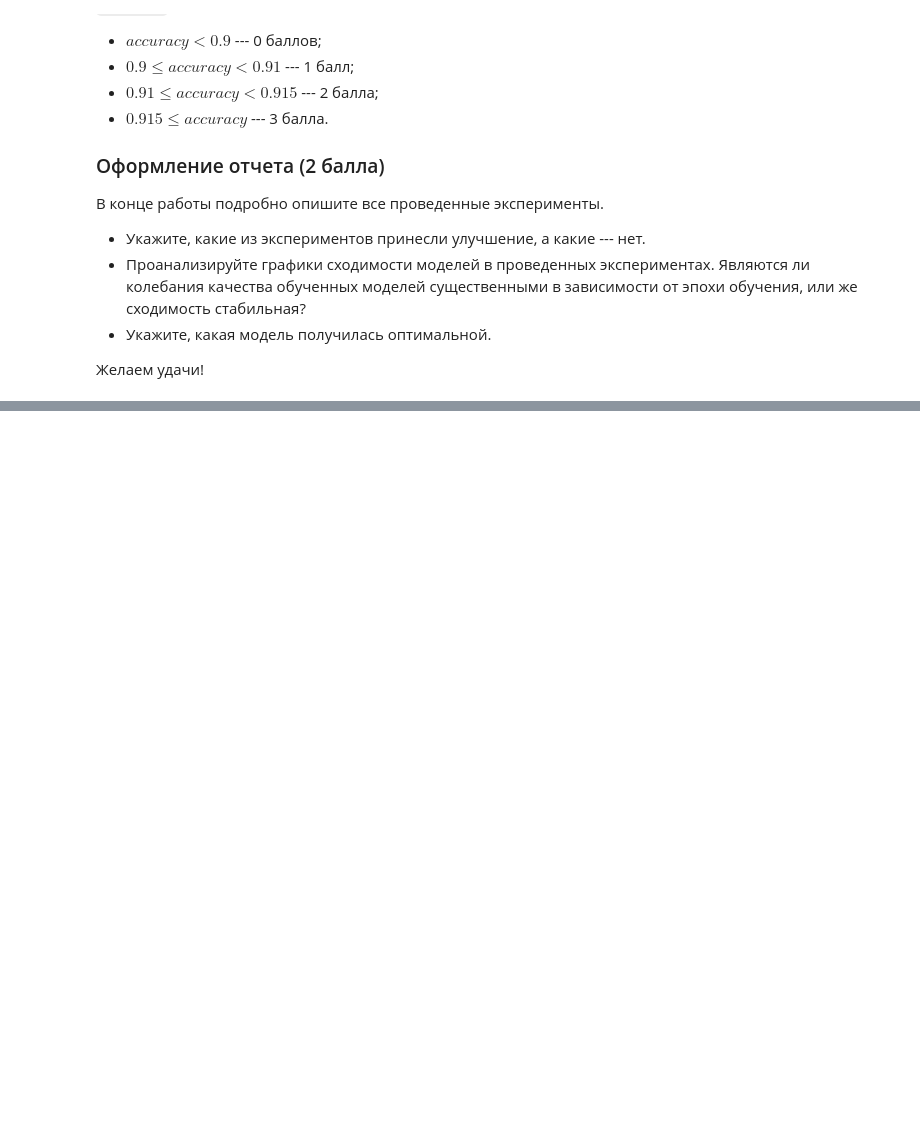
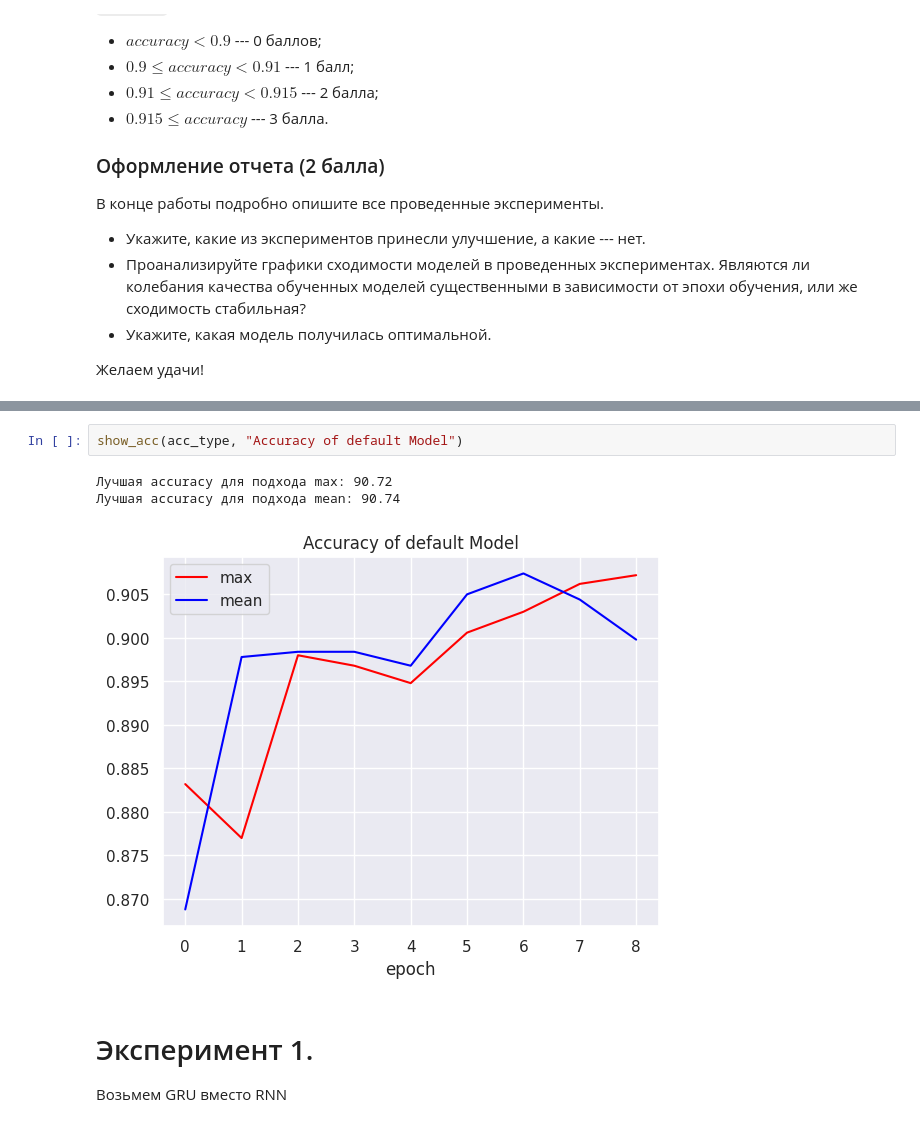
Before and after one commit to 2813/dls-homework, a Jupyter notebook: hw_text_classification.ipynb, the cells around one changed output, grey strips where cells are left out. Drawn from its saved outputs; the diff is of its cells as text; blank space fills up the shorter version.

Commit message:
эксперимент 1 (GRU), эксперимент 2 (RNN 2 layers)

```diff
--- a/hw_text_classification.ipynb
+++ b/hw_text_classification.ipynb
@@ -220,0 +331,10 @@ def evaluate(model, eval_dataloader) -> float:
+# %%
+show_acc(acc_type, "Accuracy of default Model")
+# %% [output]
+Лучшая accuracy для подхода max: 90.72
+Лучшая accuracy для подхода mean: 90.74
+[figure, added]
+# %% [markdown]
+# Эксперимент 1.
+
+Возьмем GRU вместо RNN
```
Also changed, not shown: parts of 17 cells of this notebook.
